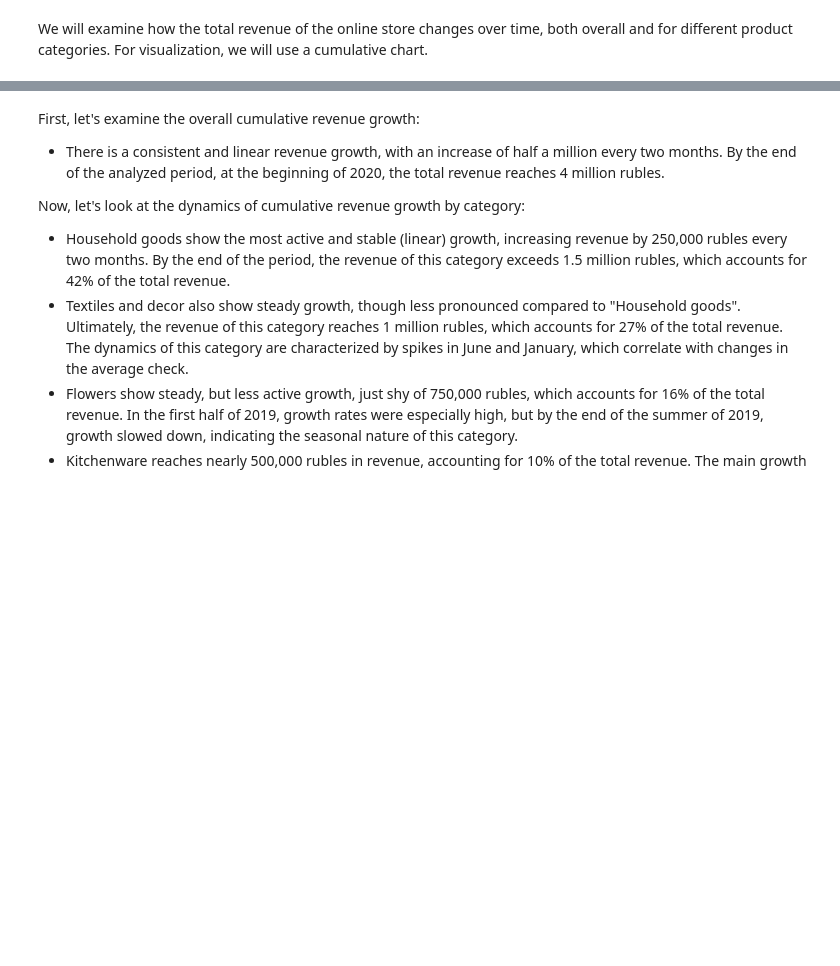
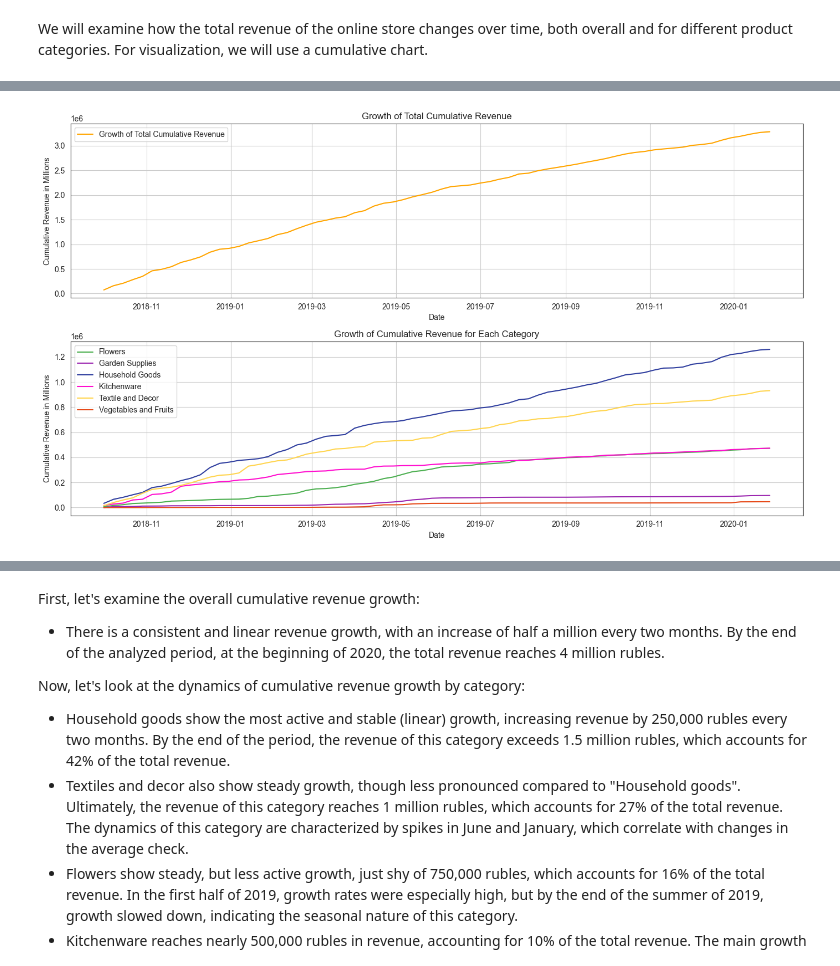
Before and after one commit to artvanila/data_projects, a Jupyter notebook: Customer Segmentation and Consumption Profiles in E-Commerce.ipynb, the cells around one changed output, grey strips where cells are left out. Cells and saved outputs as stored; diff of their text form; code cells hidden in the pictures; blank space fills up the shorter version.

```diff
--- a/Customer Segmentation and Consumption Profiles in E-Commerce.ipynb
+++ b/Customer Segmentation and Consumption Profiles in E-Commerce.ipynb
@@ -786,30 +816,32 @@ overall_sales
 # %%
 plt.figure(figsize=(14, 8))
 
 # Chart of the total cumulative revenue growth dynamics
 
 plt.subplot(2, 1, 1)
-plt.plot(overall_sales['week'], overall_sales['cumulative_sales'], label='Роста общей кумулятивной выручки', color='orange')
-plt.title('Роста общей кумулятивной выручки')
-plt.xlabel('Дата')
-plt.ylabel('Кумулятивная выручка в миллионах')
+plt.plot(overall_sales['week'], overall_sales['cumulative_sales'], label='Growth of Total Cumulative Revenue', color='orange')
+plt.title('Growth of Total Cumulative Revenue')
+plt.xlabel('Date')
+plt.ylabel('Cumulative Revenue in Millions')
 plt.legend(loc='upper left')
 plt.grid(True)
 
 # Chart of the cumulative revenue growth dynamics for each category
 
 plt.subplot(2, 1, 2)
 for category in weekly_data['category'].unique():
     category_data = weekly_data[weekly_data['category'] == category]
     plt.plot(category_data['week'], category_data['sales'].cumsum(), label=category,color=category_colors[category])
-plt.title('Роста кумулятивной выручки каждой категории')
-plt.xlabel('Дата')
-plt.ylabel('Кумулятивная выручка в миллионах')
+plt.title('Growth of Cumulative Revenue for Each Category')
+plt.xlabel('Date')
+plt.ylabel('Cumulative Revenue in Millions')
 plt.legend(loc='upper left')
 plt.grid(True)
 
 plt.tight_layout()
 plt.show()
+# %% [output]
+[figure, added]
 # %%
 overall_sales_category = weekly_data.pivot_table(index='category', values='sales', aggfunc='sum').fillna(0)
 # %%
```
Also changed, not shown: parts of 57 cells of this notebook.
